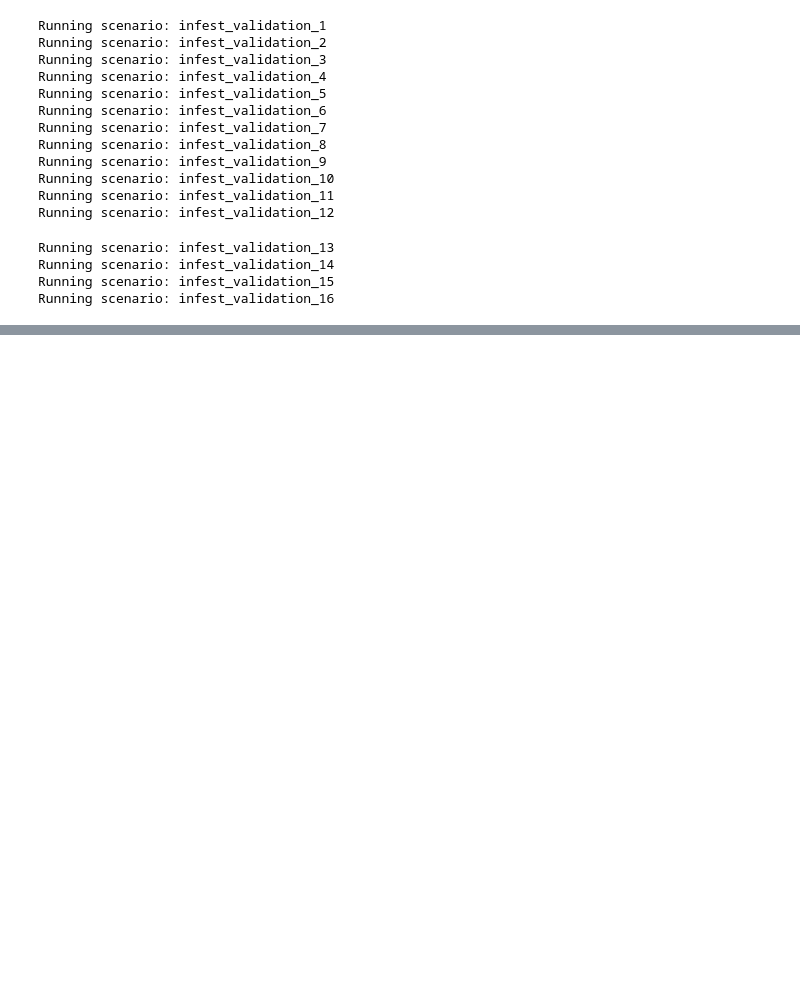
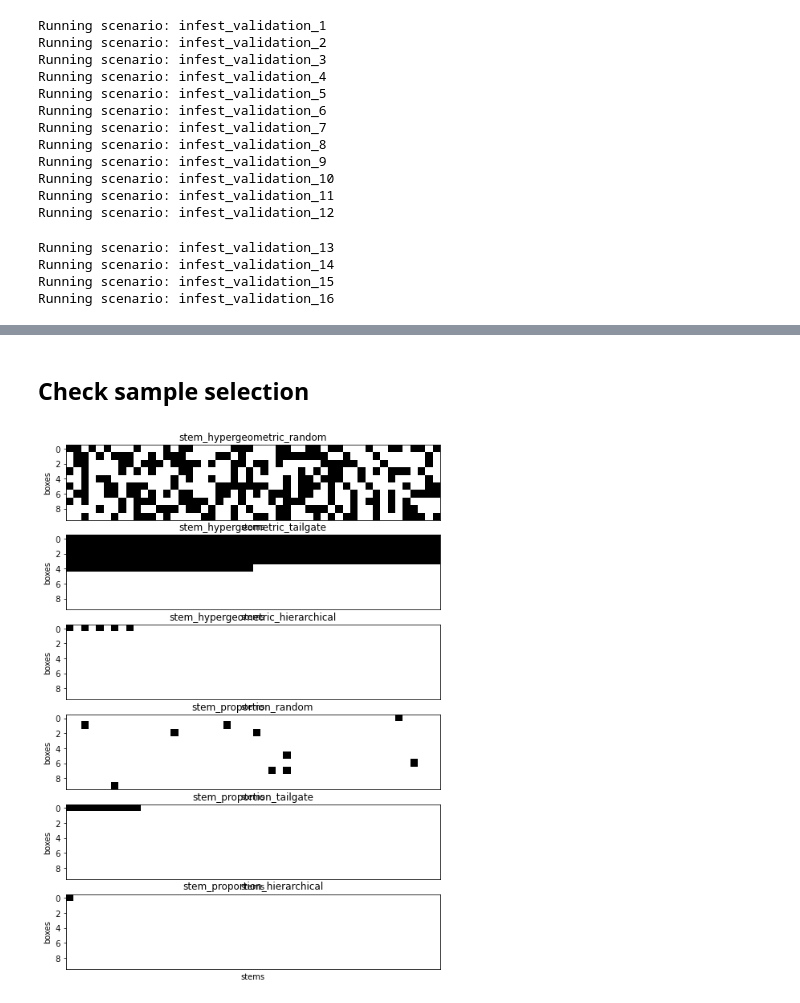
Before and after one commit to ncsu-landscape-dynamics/popsborder, a Jupyter notebook: validation_plots.ipynb, the cells around one changed output, grey strips where cells are left out. Saved outputs shown, nothing was run; the diff lists cells and outputs as text; code cells hidden in the pictures; blank space fills up the shorter version.

```diff
--- a/validation_plots.ipynb
+++ b/validation_plots.ipynb
@@ -18,6 +18,6 @@ scenario_table = load_scenario_table(datadir / "validation_scenarios.csv")
 # %%
 # Separate the scenarios by validation category (infestation, sampling, and outcomes)
 infest_validation_scenarios = scenario_table[0:16]
-sample_validation_scenarios = scenario_table[16:32]
-outcome_validation_scenarios = scenario_table[32:34]
+sample_validation_scenarios = scenario_table[16:36]
+outcome_validation_scenarios = scenario_table[36:38]
 # %% [markdown]
@@ -182,8 +242,6 @@ sample_validation_results, sample_validation_details = run_scenarios(
 sample_validation_df = save_scenario_result_to_pandas(
     sample_validation_results,
     config_columns=[
-        "name",
-        "shipment_name",
         "inspection_name",
         "shipment/boxes/min",
         "shipment/boxes/max",
@@ -199,4 +257,3 @@ sample_validation_df = save_scenario_result_to_pandas(
         "avg_stems_inspected_completion",
     ],
 )
-sample_validation_df
@@ -203,3 +306,4 @@ sample_validation_df
+# %% [markdown]
+## Check sample selection
 # %%
-sample_validation_stems = [i[0] for i in sample_validation_details]
-sample_validation_inspected_indexes = [i[1] for i in sample_validation_details]
+sample_validation_inspected_indexes = [i[1] for i in sample_validation_details[0:10]]
@@ -214,3 +310,19 @@ sample_validation_inspected_indexes[3][0]
+# %%
+stem_scenarios = sample_validation_df[0:6]["inspection_name"]
+
+fig, axs = plt.subplots(len(stem_scenarios), figsize=(18,12))
+for i in range(len(stem_scenarios)):
+    indexes = np.zeros(500, dtype=np.int)
+    inpsected = sample_validation_inspected_indexes[i][0]
+    np.put(indexes, inpsected, 1)
+    indexes = np.array_split(indexes, 10)
+    axs[i].matshow(indexes, cmap='Greys')
+    axs[i].set_ylabel('boxes')
+    axs[i].set_xlabel('stems')
+    axs[i].tick_params(labeltop=False, top=False, bottom=False)
+    axs[i].set_title(stem_scenarios[i])
+# %% [output]
+[figure, added]
 # %%
 num_shipments = 10000
 outcome_validation_results, outcome_validation_details = run_scenarios(
```
Also changed, not shown: parts of 22 cells of this notebook.
